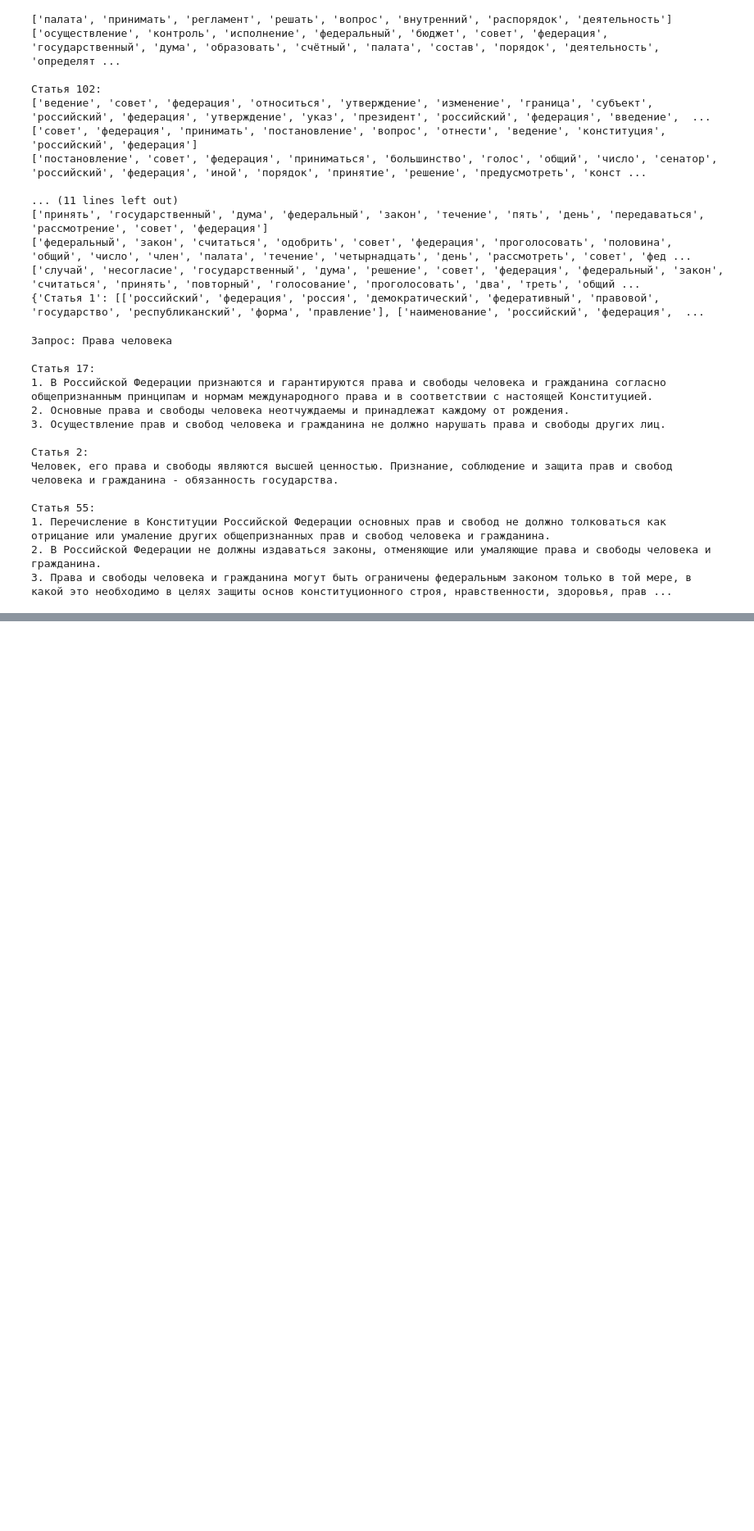
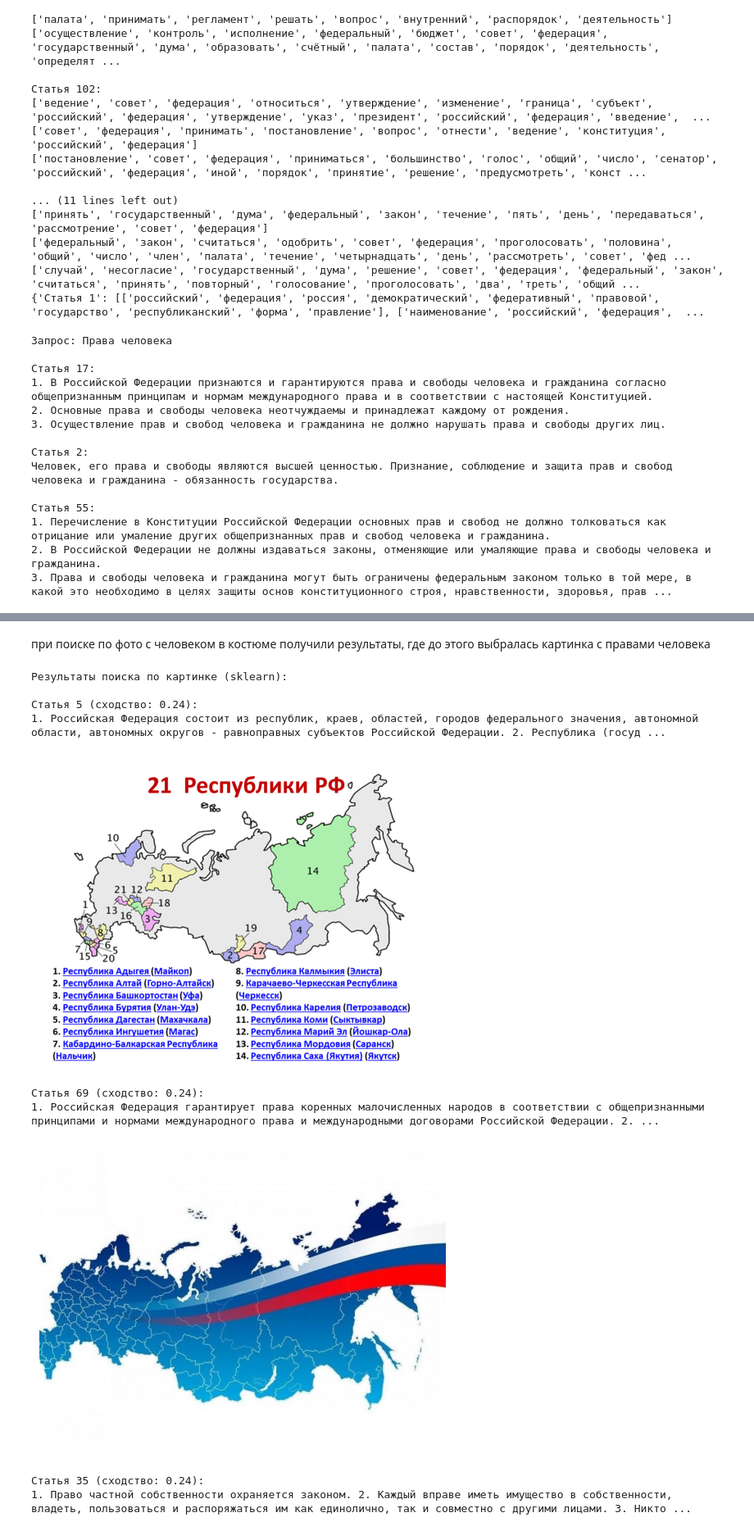
Before and after one commit to Zoozyahub/pdf_search, a Jupyter notebook: experiments.ipynb, the cells around one changed output, grey strips where cells are left out. Shown at 82% size. Drawn from its saved outputs; the diff is of its cells as text; code cells hidden in the pictures; blank space fills up the shorter version.

```diff
--- a/experiments.ipynb
+++ b/experiments.ipynb
@@ -159,0 +490,37 @@ for query in queries:
+# %% [markdown]
+при поиске по фото с человеком в костюме получили результаты, где до этого выбралась картинка с правами человека
+# %%
+# Путь к загруженной картинке
+user_image_path = "D:/pypy/pdf_search/images/st_25.jpg"  # Замени на реальный путь
+
+
+# Поиск статей по картинке с использованием sklearn
+results = search_by_image_sklearn(user_image_path)
+
+# Вывод результатов
+print("\nРезультаты поиска по картинке (sklearn):")
+for title, text, image_path, similarity in results:
+    print(f"\n{title} (сходство: {similarity:.2f}):\n{text}")
+    if image_path:
+        try:
+            img = mpimg.imread(image_path)
+            plt.imshow(img)
+            plt.axis("off")  # Скрыть оси
+            plt.show()
+        except FileNotFoundError:
+            print(f"Ошибка: Картинка по пути '{image_path}' не найдена.")
+        except Exception as e:
+            print(f"Ошибка при загрузке картинки: {e}")
+    else:
+        print("Картинка не найдена")
+# %% [output]
+Результаты поиска по картинке (sklearn):
+
+Статья 5 (сходство: 0.24):
+1. Российская Федерация состоит из республик, краев, областей, городов федерального значения, автономной области, автономных округов - равноправных субъектов Российской Федерации. 2. Республика (госуд ...
+[figure, added]
+Статья 69 (сходство: 0.24):
+1. Российская Федерация гарантирует права коренных малочисленных народов в соответствии с общепризнанными принципами и нормами международного права и международными договорами Российской Федерации. 2. ...
+[figure, added]
+Статья 35 (сходство: 0.24):
+1. Право частной собственности охраняется законом. 2. Каждый вправе иметь имущество в собственности, владеть, пользоваться и распоряжаться им как единолично, так и совместно с другими лицами. 3. Никто ...
```
Also changed, not shown: parts of 30 cells of this notebook, 39 other files.
